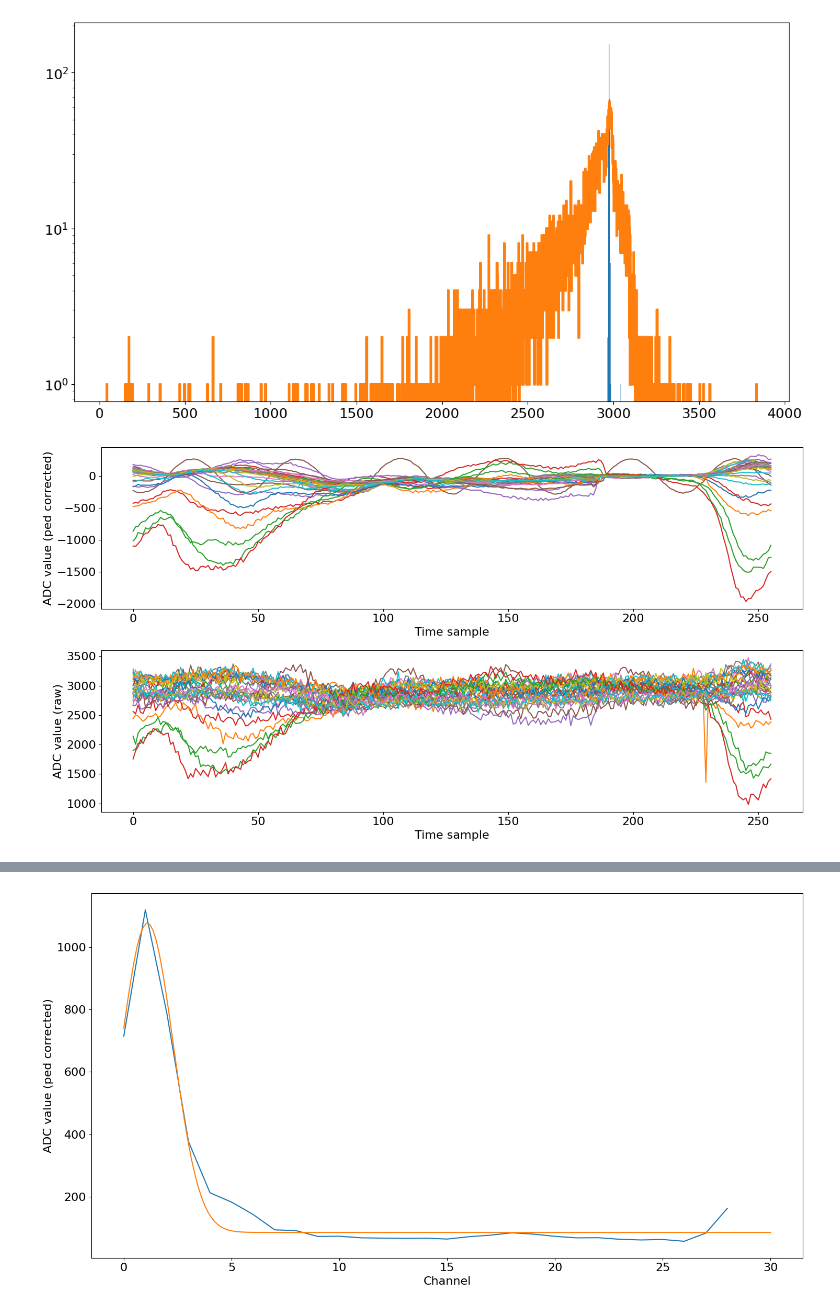
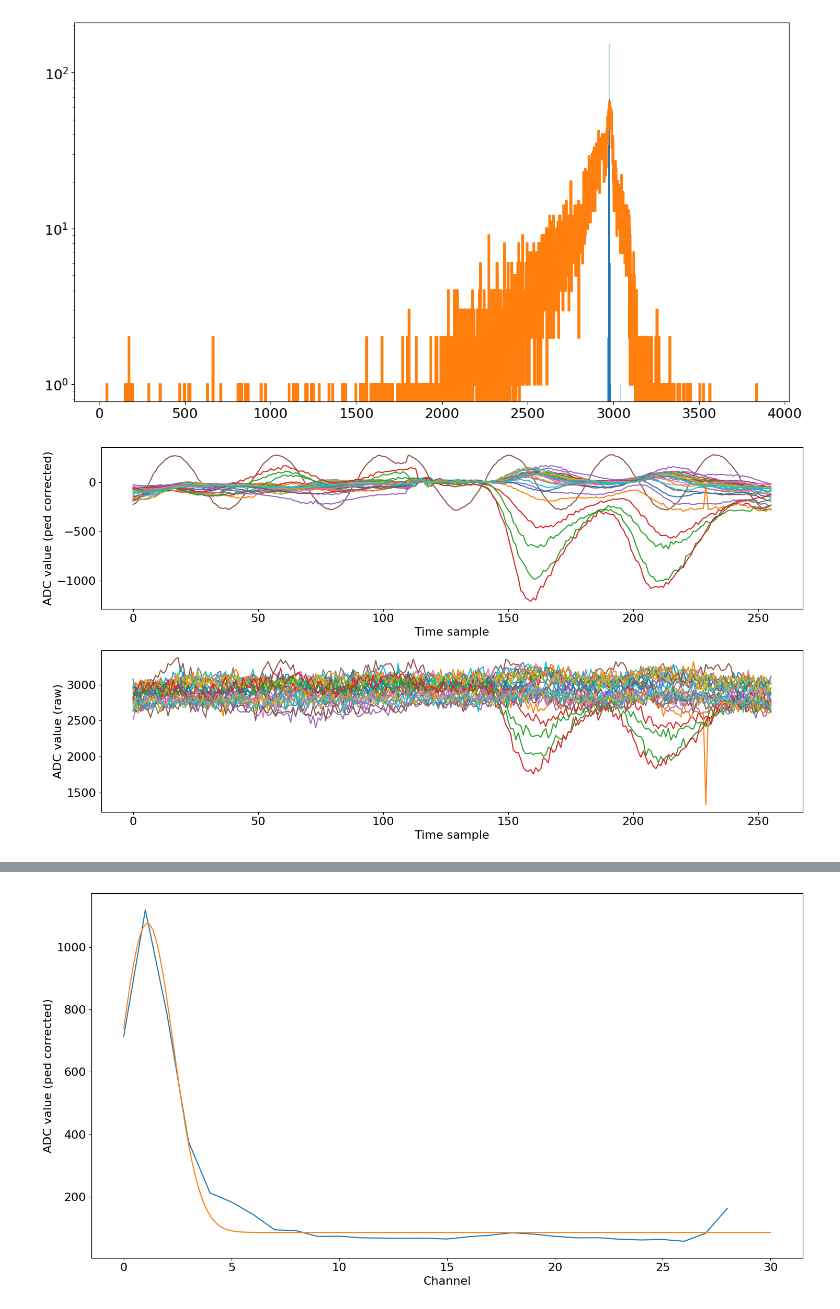
Before and after one commit to FTBF/LAPPD_TOF_Analysis, a Jupyter notebook: Analysis.ipynb, the cells around one changed output, grey strips where cells are left out. Drawn from its saved outputs; the diff is of its cells as text; code cells hidden in the pictures.

```diff
--- a/Analysis.ipynb
+++ b/Analysis.ipynb
@@ -184,33 +185,33 @@ def sine(x, A, B, omega, phi):
     return A * np.sin(omega*x + phi) + B
 
 #channel = 1
 #channel_pulse = np.array([5, 11,17,23,29])
 #channel_pulse = np.array([0,1,2,3,4,5])+6*3
 channel_pulse = np.array([0,1,2,3,4,5,6,7,8,9,10,11,12,13,14,15,16,17,18,19,20,21,22,23,24,25,26,27,28,29])
 #channel_pulse = np.array([0,6,12,18,24])
 #channel_pulse = np.array([24,25,26,27,28,29])
-event = 2202
+event = 2240
 
 xdata = np.linspace(0, 255,256)
 #ydata = data[event,channel,:]-averages[channel,:]
 #ydata_raw = data[event,channel,:] - data[event,channel,:].mean()
 ydata_pulse = data[event,channel_pulse,:]-averages[channel_pulse,:]
 ydata_pulse_raw = data[event,channel_pulse,:]# - data[event,channel,:].mean()
 
 fig, (ax1, ax2) = plt.subplots(2, 1)
 for i, d in enumerate(ydata_pulse):
     ax1.plot(xdata, d, label="Pulse %i"%i)
 ax1.set_xlabel("Time sample")
 ax1.set_ylabel("ADC value (ped corrected)")
 
 #ax2.plot(xdata, ydata_raw, label="250 MHz sine")
 for i, d in enumerate(ydata_pulse_raw):
     ax2.plot(xdata, d, label="Pulse %i"%i)
 #ax2.legend()
 ax2.set_xlabel("Time sample")
 ax2.set_ylabel("ADC value (raw)")
 
 fig.tight_layout()
 # %% [output]
-[figure, old version]
+[figure, new version]
 # %%
```
Also changed, not shown: parts of 8 cells of this notebook.
